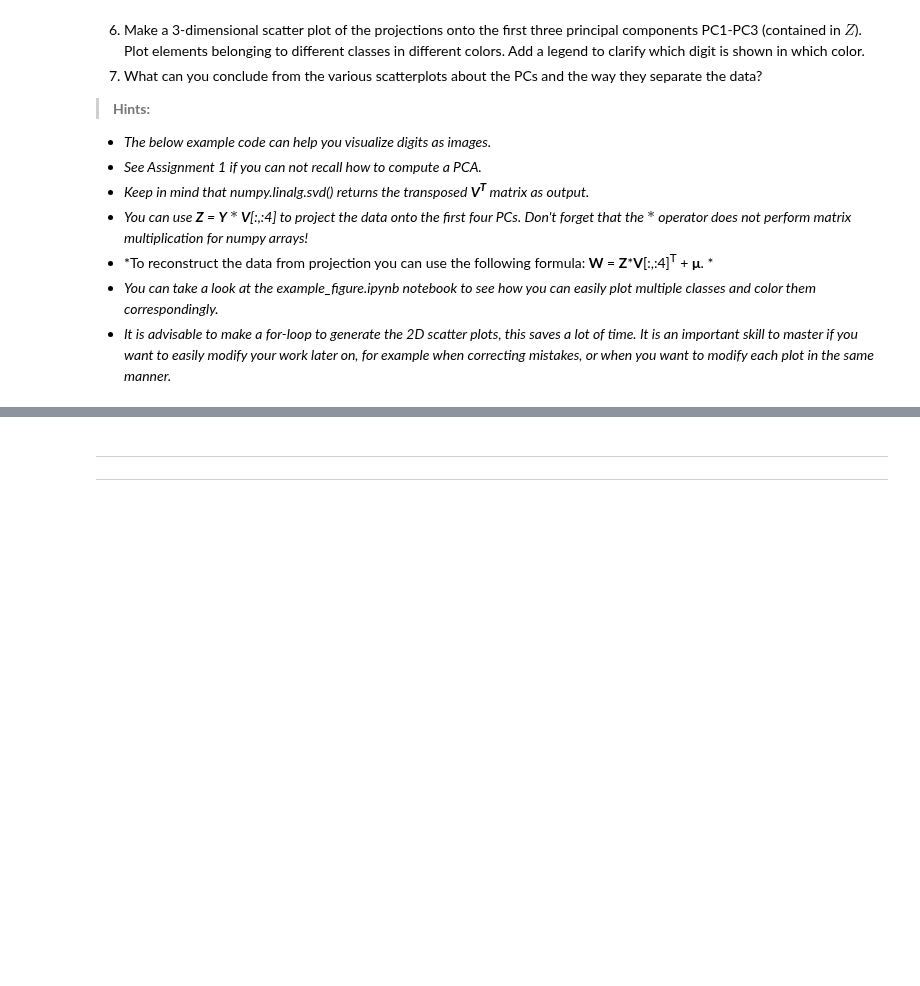
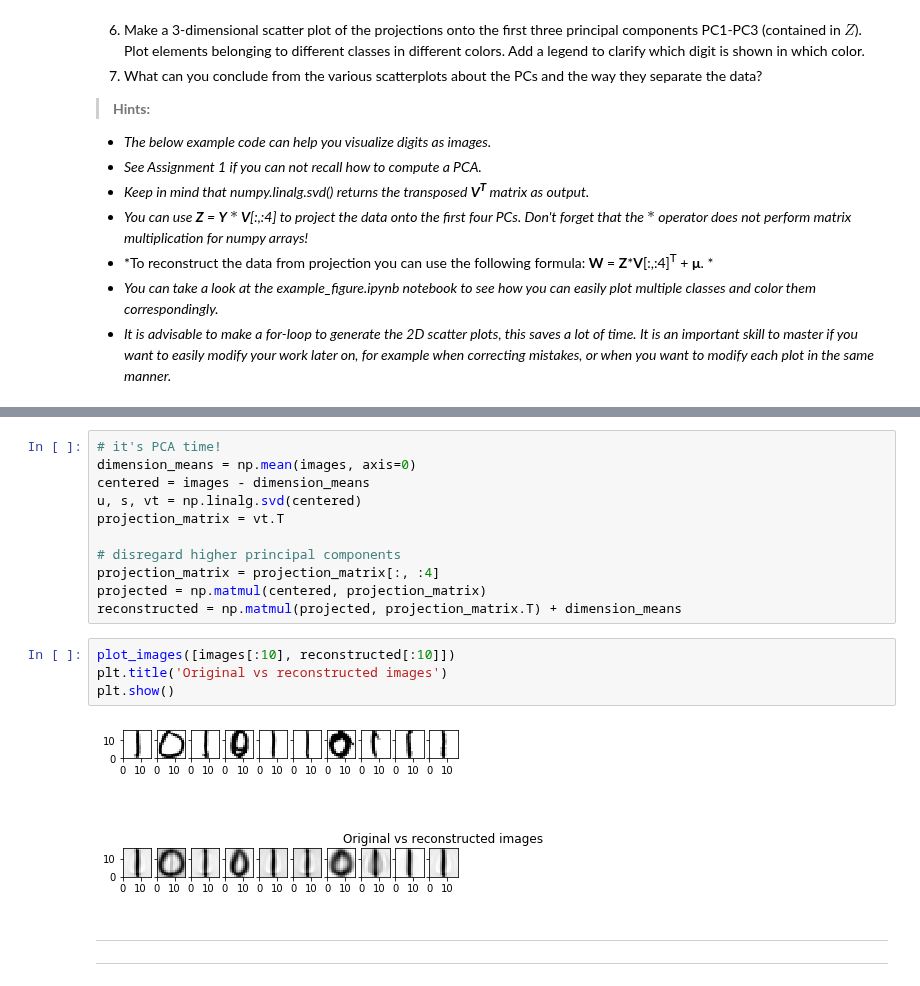
Before and after one commit to gabrielraya/Data-Mining, a Jupyter notebook: Assignment_2/Assignment_2.ipynb, the cells around one changed output, grey strips where cells are left out. Drawn from its saved outputs; the diff is of its cells as text; blank space fills up the shorter version.

```diff
--- a/Assignment_2/Assignment_2.ipynb
+++ b/Assignment_2/Assignment_2.ipynb
@@ -142,3 +154,20 @@ plt.show()
+# %%
+# it's PCA time!
+dimension_means = np.mean(images, axis=0)
+centered = images - dimension_means
+u, s, vt = np.linalg.svd(centered)
+projection_matrix = vt.T
+
+# disregard higher principal components
+projection_matrix = projection_matrix[:, :4]
+projected = np.matmul(centered, projection_matrix)
+reconstructed = np.matmul(projected, projection_matrix.T) + dimension_means
+# %%
+plot_images([images[:10], reconstructed[:10]])
+plt.title('Original vs reconstructed images')
+plt.show()
+# %% [output]
+[figure, added]
 # %% [markdown]
 ----
 
```
Also changed, not shown: parts of 2 cells of this notebook.
